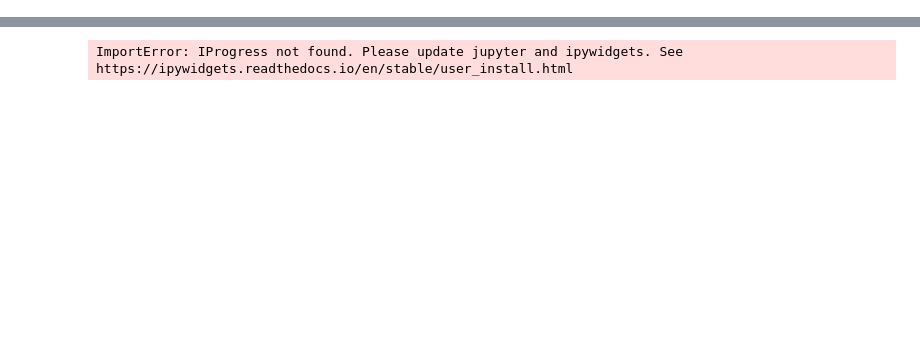
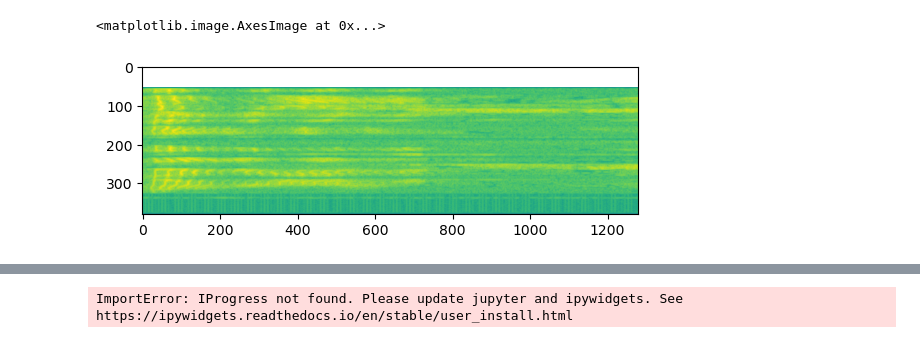
Before and after one commit to dk731/speach-separator, a Jupyter notebook: train/main.ipynb, the cells around one changed output, grey strips where cells are left out. Saved outputs shown, nothing was run; the diff lists cells and outputs as text; code cells hidden in the pictures; blank space fills up the shorter version.

Commit message:
Added temporary audio processing flow

```diff
--- a/train/main.ipynb
+++ b/train/main.ipynb
@@ -217,0 +291,17 @@ class SamplesLoader:
+# %%
+iter = raw_clips_meta.sample(1).iterrows()
+index, row = iter.__next__()
+
+audio = tfio.audio.AudioIOTensor(get_path(row["path"]))
+audio_tensor = tf.squeeze(audio[300:-350], axis=[-1])
+spectrogram = tfio.audio.spectrogram(audio_tensor, nfft=8192, window=4096, stride=512)
+
+sliced_tensor = tf.slice(spectrogram, [0, 0], [spectrogram.shape[0], 1280])
+zeros_tensor = tf.zeros([spectrogram.shape[0], 2817], dtype=sliced_tensor.dtype)
+concatenated_tensor = tf.concat([sliced_tensor, zeros_tensor], axis=1)
+
+plt.figure()
+plt.imshow(tf.math.log(sliced_tensor).numpy())
+# %% [output]
+<matplotlib.image.AxesImage at 0x...>
+[figure, added]
```
Also changed, not shown: parts of 14 cells of this notebook.
